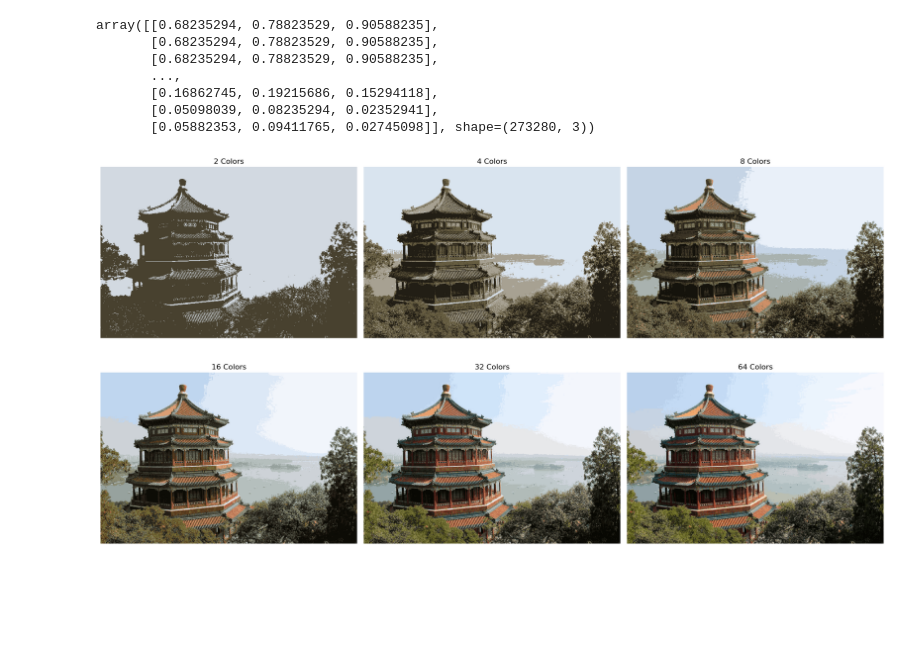
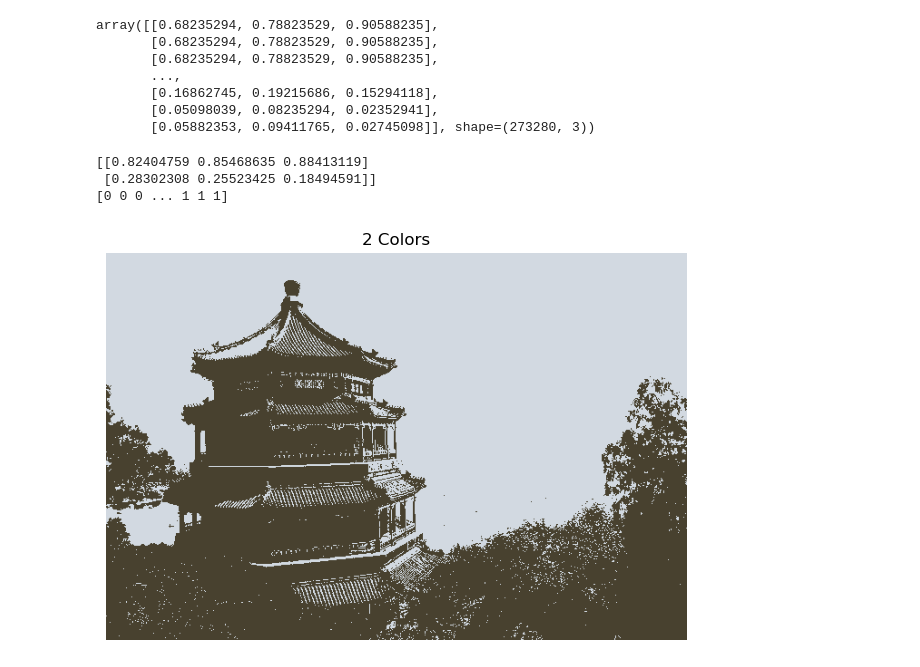
Before and after one commit to kavyadahal/Saarathi, a Jupyter notebook: Day20/imagequantixation.ipynb, the cells around one changed output. Drawn from its saved outputs; the diff is of its cells as text; code cells hidden in the pictures; blank space fills up the shorter version.

```diff
--- a/Day20/imagequantixation.ipynb
+++ b/Day20/imagequantixation.ipynb
@@ -88,7 +88,7 @@ plt.plot(ks , scores , marker = 'o' , color = 'y')
 [<matplotlib.lines.Line2D at 0x...>]
 [figure]
 # %%
-km  = KMeans(3 , n_init=10 , random_state= 42 )
+km  = KMeans(64 , n_init=10 , random_state= 42 )
 km.fit(X_scaled)
 C = km.cluster_centers_
 
@@ -131,18 +151,24 @@ array([[0.68235294, 0.78823529, 0.90588235],
 # %%
 k_values = [2,4,8,16,32,64]
 plt.figure(figsize=(18,10))
 
 for i , k in enumerate(k_values):
     km = KMeans(n_clusters=k , n_init=10 , random_state=42)
     labels = km.fit_predict(pixels)
     compressed = km.cluster_centers_[labels]
+    print(km.cluster_centers_)
+    print(labels)
+    #print(compressed)
     compressed = compressed.reshape(X.shape)
     plt.subplot(2,3,i+1)
     plt.imshow(compressed)
     plt.title(f"{k} Colors")
     plt.axis("off")
-
+    break
 plt.tight_layout()
 plt.show()
 # %% [output]
+[[0.82404759 0.85468635 0.88413119]
+ [0.28302308 0.25523425 0.18494591]]
+[0 0 0 ... 1 1 1]
-[figure, old version]
+[figure, new version]
```
Also changed, not shown: parts of 2 cells of this notebook.
